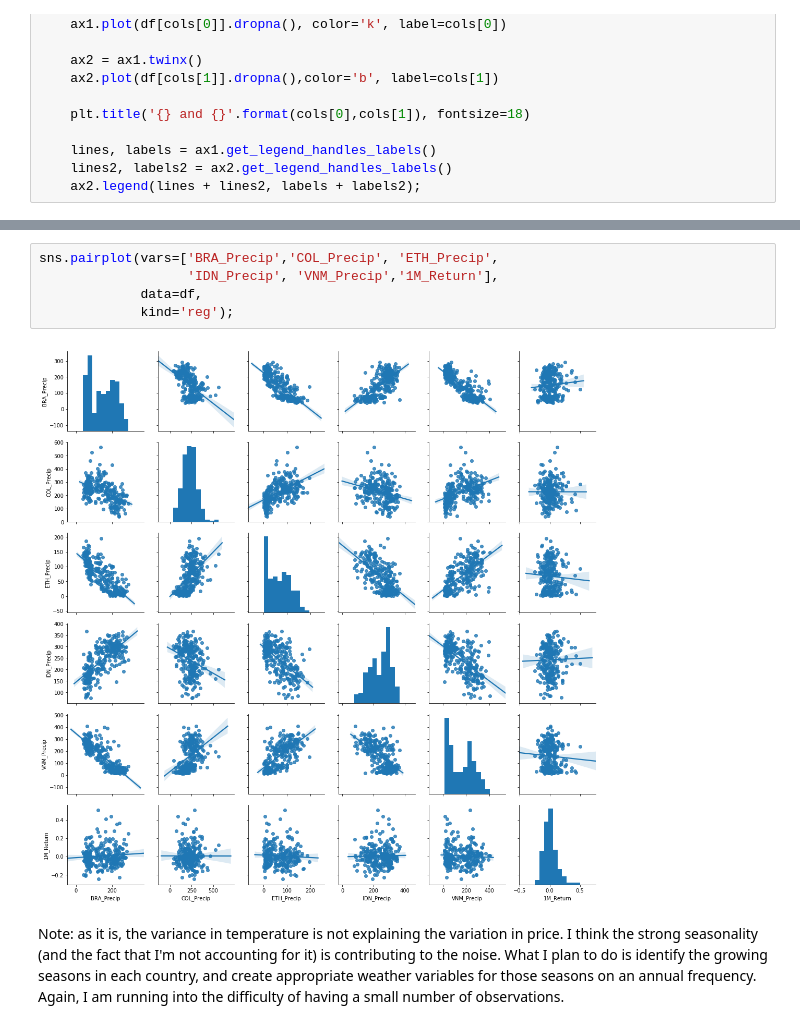
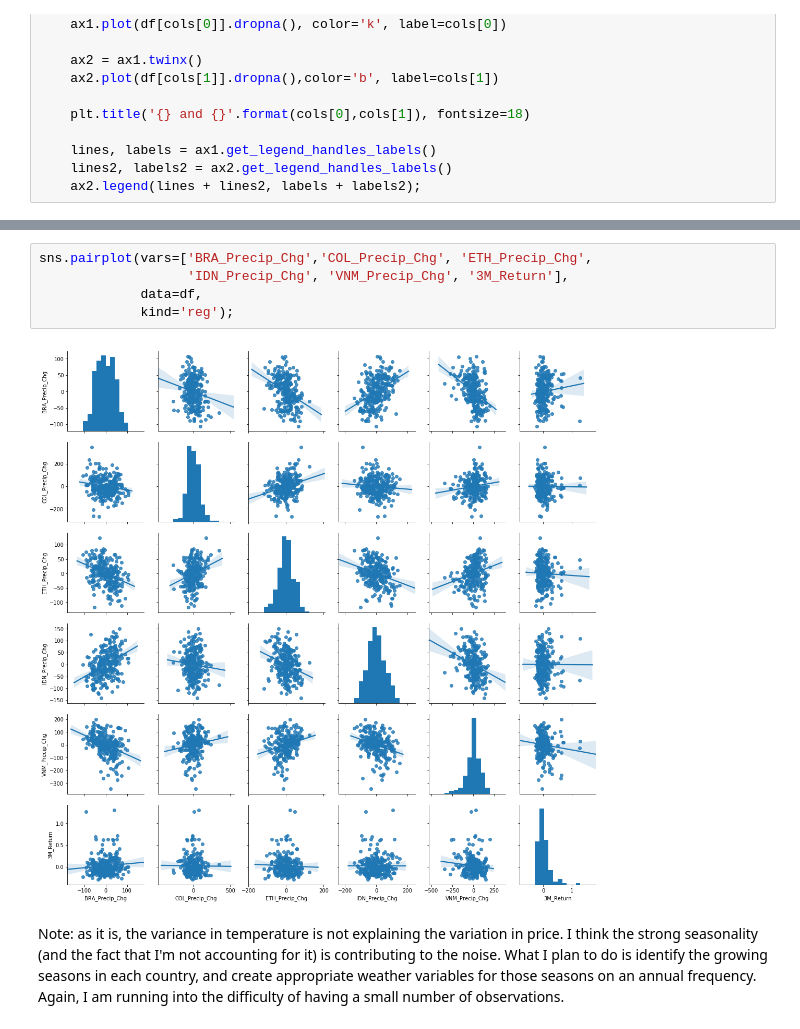
Before and after one commit to mattg12/Coffee-Futures-Market-Analysis, a Jupyter notebook: notebooks/Coffee Futures Market Analysis - EDA Notebook (3).ipynb, the cells around one changed output, grey strips where cells are left out. Saved outputs shown, nothing was run; the diff lists cells and outputs as text.

```diff
--- a/notebooks/Coffee Futures Market Analysis - EDA Notebook (3).ipynb
+++ b/notebooks/Coffee Futures Market Analysis - EDA Notebook (3).ipynb
@@ -107,9 +161,9 @@ sns.pairplot(vars=['BRA_Temp','COL_Temp', 'ETH_Temp',
 # %%
-sns.pairplot(vars=['BRA_Precip','COL_Precip', 'ETH_Precip',
-                   'IDN_Precip', 'VNM_Precip','1M_Return'],
+sns.pairplot(vars=['BRA_Precip_Chg','COL_Precip_Chg', 'ETH_Precip_Chg',
+                   'IDN_Precip_Chg', 'VNM_Precip_Chg', '3M_Return'],
              data=df,
              kind='reg');
 # %% [output]
-[figure, old version]
+[figure, new version]
 # %% [markdown]
 Note: as it is, the variance in temperature is not explaining the variation in price. I think the strong seasonality (and the fact that I'm not accounting for it) is contributing to the noise. What I plan to do is identify the growing seasons in each country, and create appropriate weather variables for those seasons on an annual frequency. Again, I am running into the difficulty of having a small number of observations.
```
Also changed, not shown: parts of 10 cells of this notebook.
